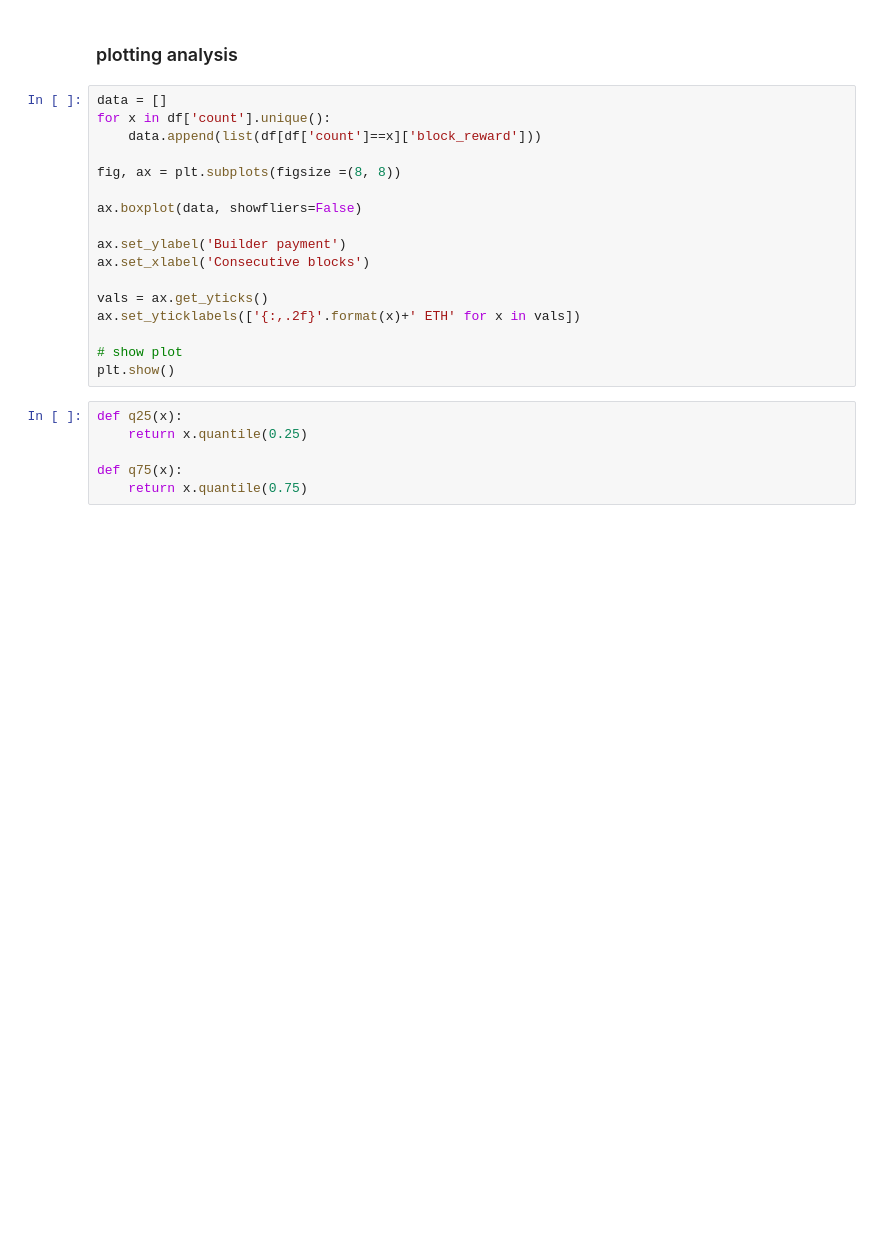
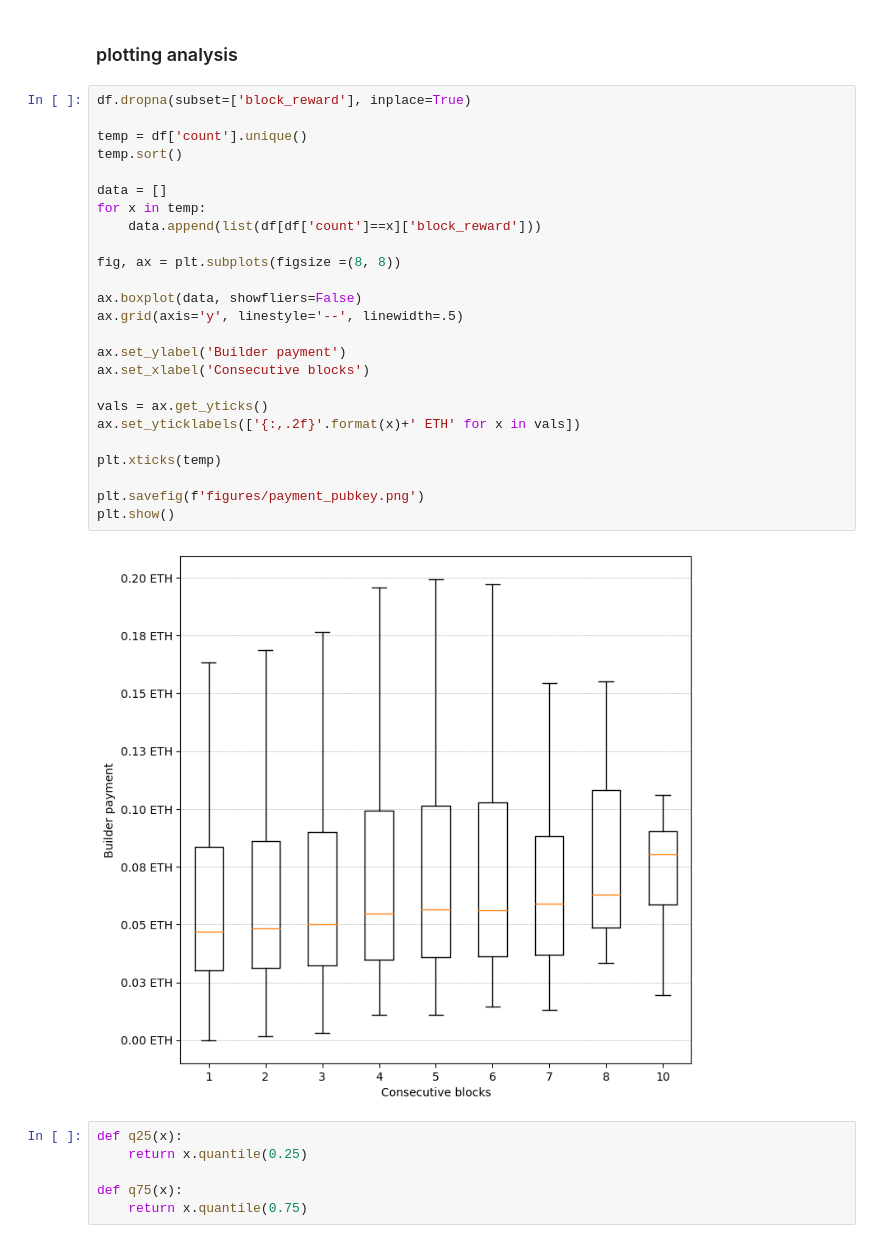
Before and after one commit to vivowa/mmev, a Jupyter notebook: lightblocks_testrun.ipynb, the cells around one changed output. Saved outputs shown, nothing was run; the diff lists cells and outputs as text; blank space fills up the shorter version.

```diff
--- a/lightblocks_testrun.ipynb
+++ b/lightblocks_testrun.ipynb
@@ -210,22 +329,32 @@ plt.show()
 # %% [markdown]
 ### plotting analysis
 # %%
+df.dropna(subset=['block_reward'], inplace=True)
+
+temp = df['count'].unique()
+temp.sort()
+
 data = []
-for x in df['count'].unique():
+for x in temp:
     data.append(list(df[df['count']==x]['block_reward']))
 
 fig, ax = plt.subplots(figsize =(8, 8))
 
 ax.boxplot(data, showfliers=False)
+ax.grid(axis='y', linestyle='--', linewidth=.5)
 
 ax.set_ylabel('Builder payment')
 ax.set_xlabel('Consecutive blocks')
 
 vals = ax.get_yticks()
 ax.set_yticklabels(['{:,.2f}'.format(x)+' ETH' for x in vals])
 
-# show plot
+plt.xticks(temp)
+
+plt.savefig(f'figures/payment_pubkey.png')
 plt.show()
+# %% [output]
+[figure, added]
 # %%
 def q25(x):
     return x.quantile(0.25)
```
Also changed, not shown: parts of 51 cells of this notebook, 2 other files.
